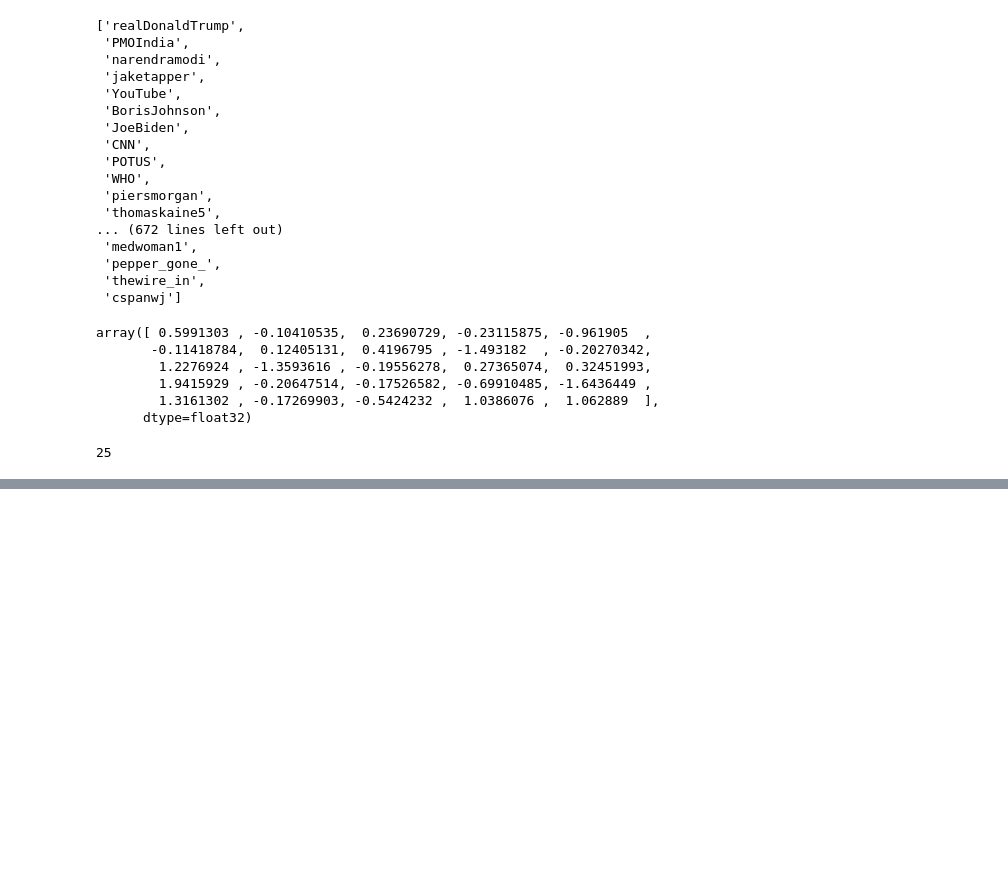
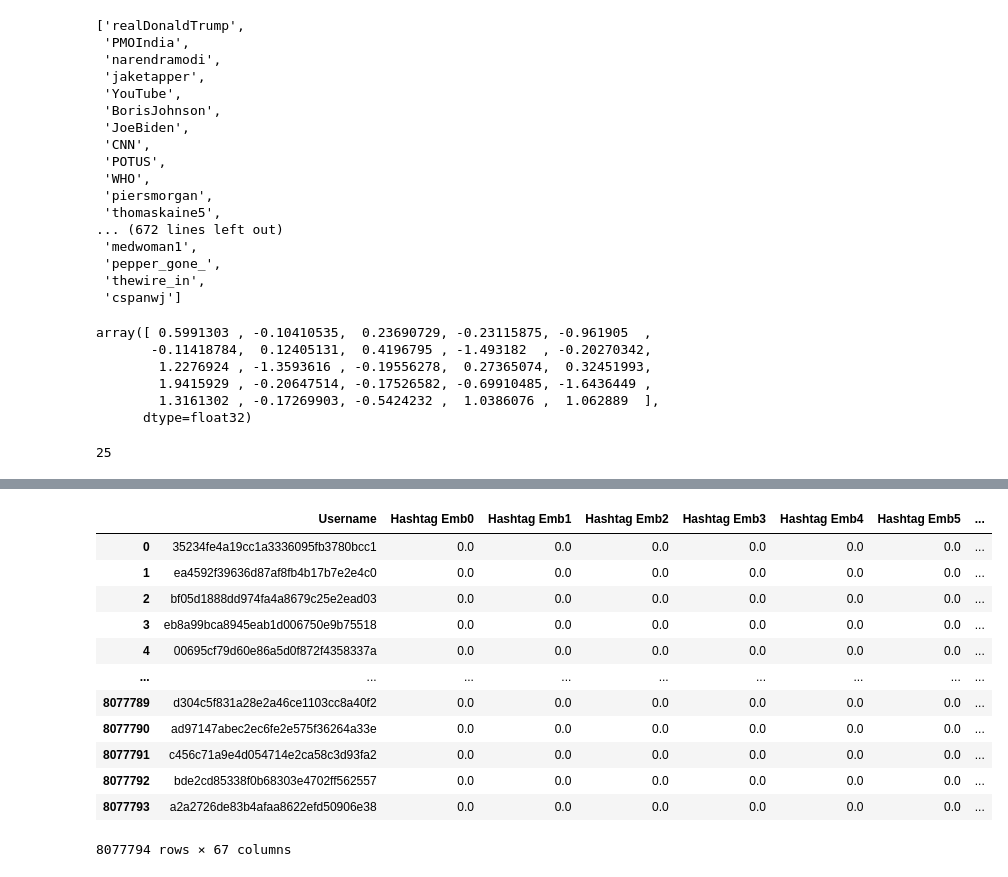
Before and after one commit to arglux/50021-ai-project, a Jupyter notebook: Timestamp and Senti Features.ipynb, the cells around one changed output, grey strips where cells are left out. Cells and saved outputs as stored; diff of their text form; code cells hidden in the pictures; blank space fills up the shorter version.

```diff
--- a/Timestamp and Senti Features.ipynb
+++ b/Timestamp and Senti Features.ipynb
@@ -321,0 +447,18 @@ data_new.to_pickle('data_new_features_twitter.pkl')
+# %%
+#df = unpackcol(df,["Mention Embedding", "Hashtag Embedding", "ohe_Day of Week"])
+df = unpackcol(df, ["ohe_Day of Week"])
+df
+# %% [output]
+|  | Username | Hashtag Emb0 | Hashtag Emb1 | Hashtag Emb2 | Hashtag Emb3 | Hashtag Emb4 | Hashtag Emb5 | ... |
+| 0 | 35234fe4a19cc1a3336095fb3780bcc1 | 0.0 | 0.0 | 0.0 | 0.0 | 0.0 | 0.0 | ... |
+| 1 | ea4592f39636d87af8fb4b17b7e2e4c0 | 0.0 | 0.0 | 0.0 | 0.0 | 0.0 | 0.0 | ... |
+| 2 | bf05d1888dd974fa4a8679c25e2ead03 | 0.0 | 0.0 | 0.0 | 0.0 | 0.0 | 0.0 | ... |
+| 3 | eb8a99bca8945eab1d006750e9b75518 | 0.0 | 0.0 | 0.0 | 0.0 | 0.0 | 0.0 | ... |
+| 4 | 00695cf79d60e86a5d0f872f4358337a | 0.0 | 0.0 | 0.0 | 0.0 | 0.0 | 0.0 | ... |
+| ... | ... | ... | ... | ... | ... | ... | ... | ... |
+| 8077789 | d304c5f831a28e2a46ce1103cc8a40f2 | 0.0 | 0.0 | 0.0 | 0.0 | 0.0 | 0.0 | ... |
+| 8077790 | ad97147abec2ec6fe2e575f36264a33e | 0.0 | 0.0 | 0.0 | 0.0 | 0.0 | 0.0 | ... |
+| 8077791 | c456c71a9e4d054714e2ca58c3d93fa2 | 0.0 | 0.0 | 0.0 | 0.0 | 0.0 | 0.0 | ... |
+| 8077792 | bde2cd85338f0b68303e4702ff562557 | 0.0 | 0.0 | 0.0 | 0.0 | 0.0 | 0.0 | ... |
+| 8077793 | a2a2726de83b4afaa8622efd50906e38 | 0.0 | 0.0 | 0.0 | 0.0 | 0.0 | 0.0 | ... |
+8077794 rows × 67 columns
```
Also changed, not shown: parts of 26 cells of this notebook.
